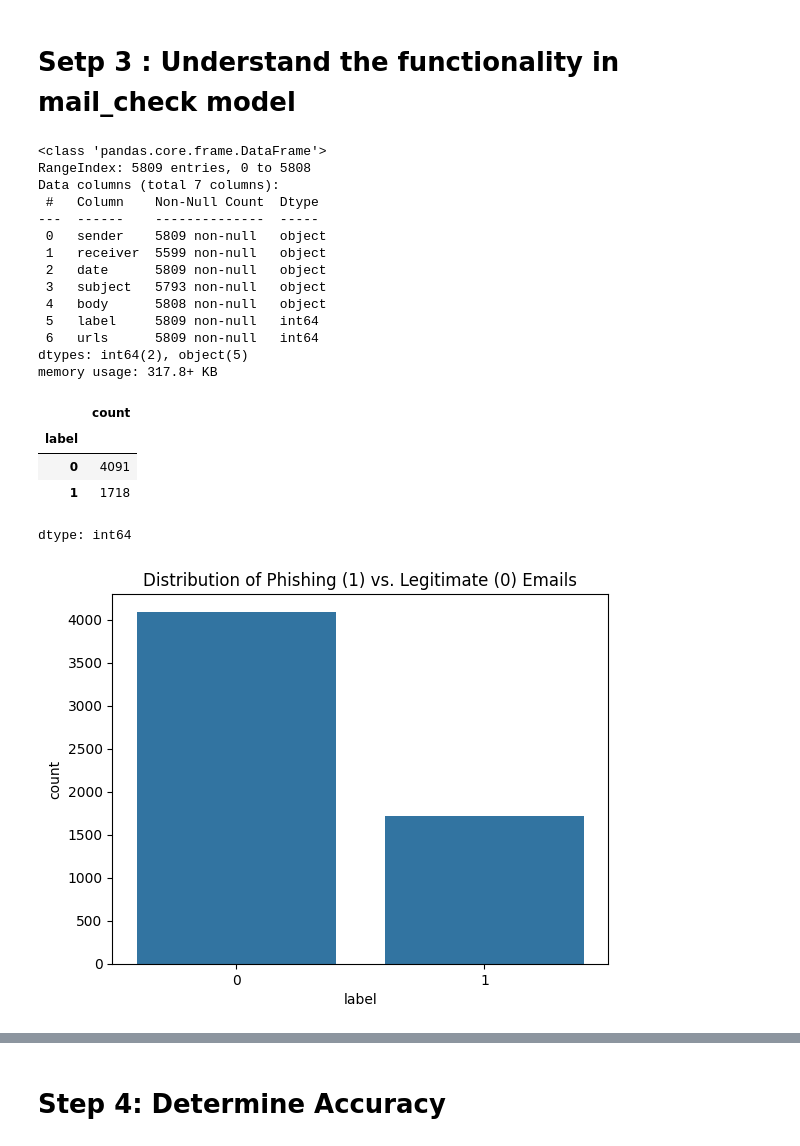
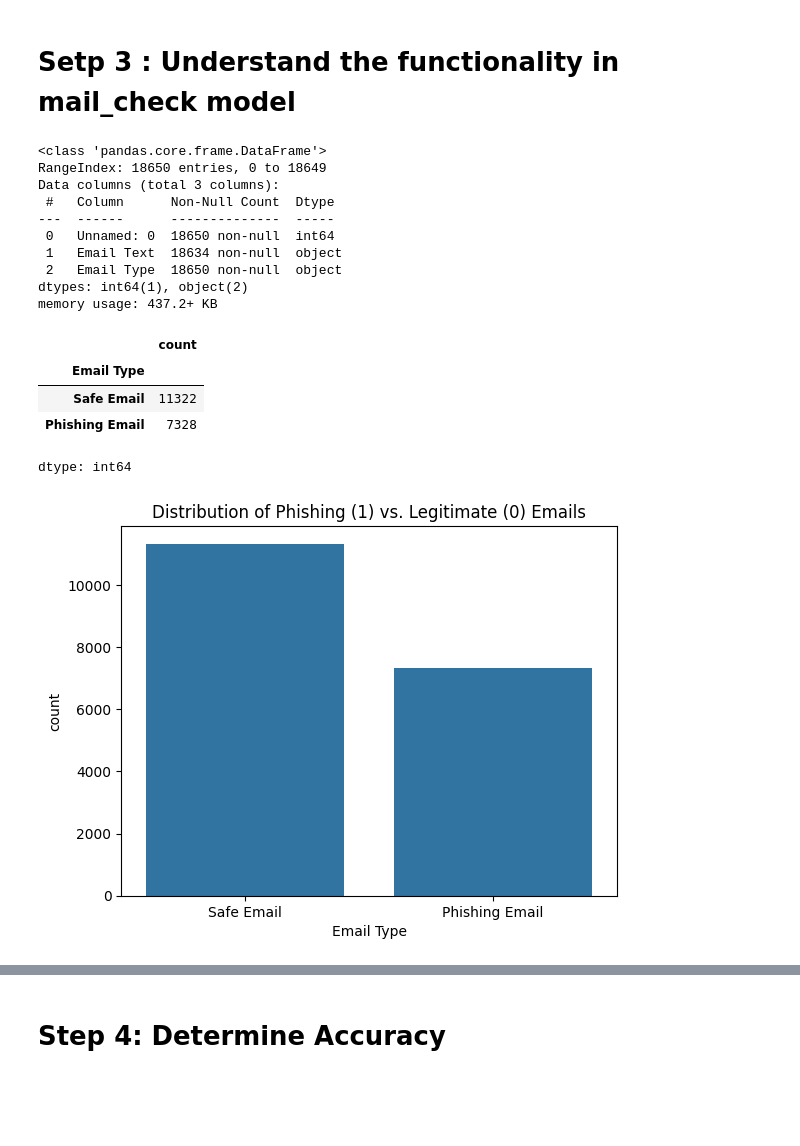
Before and after one commit to rajsegar/Federated-Learning-Frameworks-, a Jupyter notebook: Spam_Mail_Detection.ipynb, the cells around one changed output, grey strips where cells are left out. Saved outputs shown, nothing was run; the diff lists cells and outputs as text; code cells hidden in the pictures; blank space fills up the shorter version.

```diff
--- a/Spam_Mail_Detection.ipynb
+++ b/Spam_Mail_Detection.ipynb
@@ -55,8 +55,6 @@ warnings.filterwarnings('ignore')
 # Step 2: Load the Dataset
  use a dataset containing labeled emails (Spam or Ham). Let’s load the dataset and inspect its structure.
 # %%
-df = pd.read_csv('/kaggle/input/phishing-email-dataset/SpamAssasin.csv')
+df = pd.read_csv('/Phishing_Email.csv')
 df.head()
-df.info()
-df.isnull().sum()
 # %% [output]
@@ -87,31 +68,27 @@ dtype: int64
 # Setp 3 : Understand the functionality in mail_check model
 # %%
 df.info()
-df['label'].value_counts()
+df['Email Type'].value_counts()
 # %% [output]
 <class 'pandas.core.frame.DataFrame'>
-RangeIndex: 5809 entries, 0 to 5808
-Data columns (total 7 columns):
- #   Column    Non-Null Count  Dtype
----  ------    --------------  -----
- 0   sender    5809 non-null   object
- 1   receiver  5599 non-null   object
- 2   date      5809 non-null   object
- 3   subject   5793 non-null   object
- 4   body      5808 non-null   object
- 5   label     5809 non-null   int64
- 6   urls      5809 non-null   int64
-dtypes: int64(2), object(5)
-memory usage: 317.8+ KB
+RangeIndex: 18650 entries, 0 to 18649
+Data columns (total 3 columns):
+ #   Column      Non-Null Count  Dtype
+---  ------      --------------  -----
+ 0   Unnamed: 0  18650 non-null  int64
+ 1   Email Text  18634 non-null  object
+ 2   Email Type  18650 non-null  object
+dtypes: int64(1), object(2)
+memory usage: 437.2+ KB
 |  | count |
-| label |  |
-| 0 | 4091 |
-| 1 | 1718 |
+| Email Type |  |
+| Safe Email | 11322 |
+| Phishing Email | 7328 |
 dtype: int64
 # %%
-sns.countplot(x='label', data=df)
+sns.countplot(x='Email Type', data=df)
 plt.title('Distribution of Phishing (1) vs. Legitimate (0) Emails')
 plt.show()
 # %% [output]
-[figure, old version]
+[figure, new version]
 # %%
```
Also changed, not shown: parts of 11 cells of this notebook.
